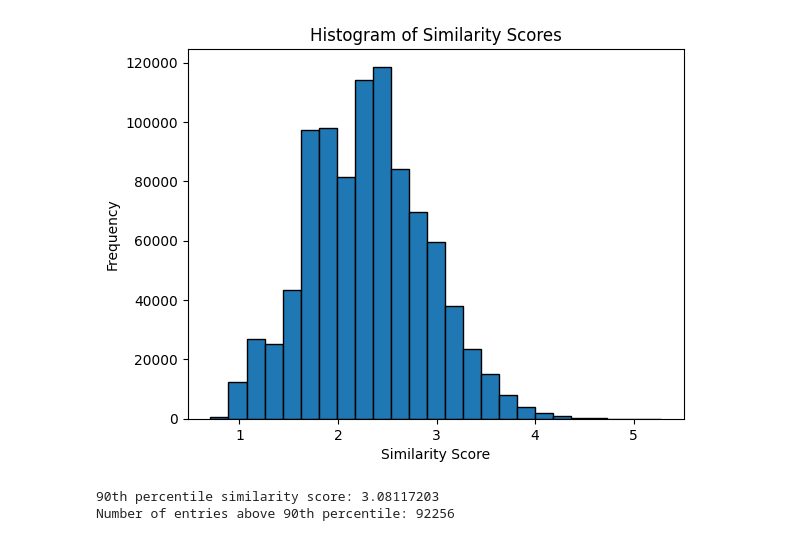
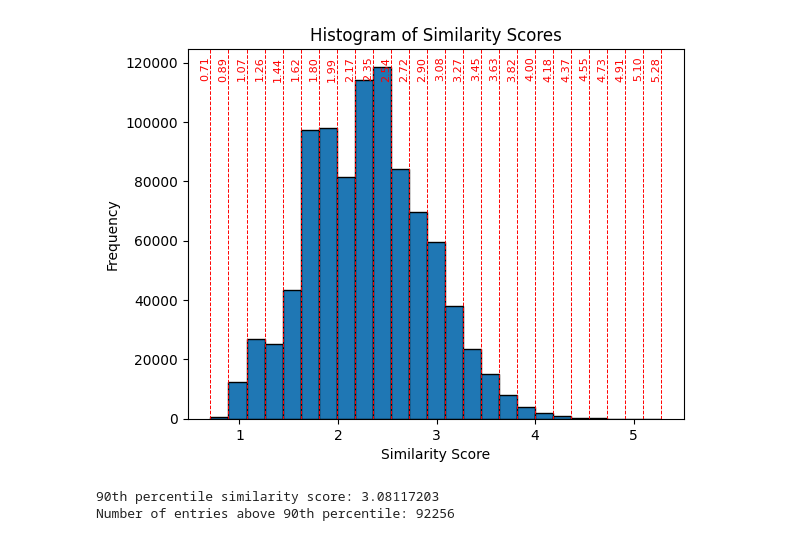
Before and after one commit to tkleg/SSE554-Capstone-Project, a Jupyter notebook: similarityGraphing.ipynb, the cells around one changed output. Cells and saved outputs as stored; diff of their text form; code cells hidden in the pictures.

```diff
--- a/similarityGraphing.ipynb
+++ b/similarityGraphing.ipynb
@@ -1,22 +1,26 @@
 # %%
 import numpy as np
 
 data = []
 with open("similarity_analysis_output.dat", "r") as file:
     for line in file:
         data.append(float(line.strip()))
 
 data = np.array(data)
 
 import matplotlib.pyplot as plt
 
-plt.hist(data, bins=25, edgecolor='black')
+n_bins = 25
+counts, bins, patches = plt.hist(data, bins=n_bins, edgecolor='black')
+for b in bins:
+    plt.axvline(b, color='red', linestyle='--', linewidth=0.7)
+    plt.text(b, plt.ylim()[1]*0.98, f'{b:.2f}', rotation=90, va='top', ha='right', fontsize=8, color='red')
 plt.ylabel('Frequency')
 plt.xlabel('Similarity Score')
 plt.title('Histogram of Similarity Scores')
 plt.show()
 # %% [output]
-[figure, old version]
+[figure, new version]
 # %%
 percentile = 90
 threshold = np.percentile(data, percentile)
```
